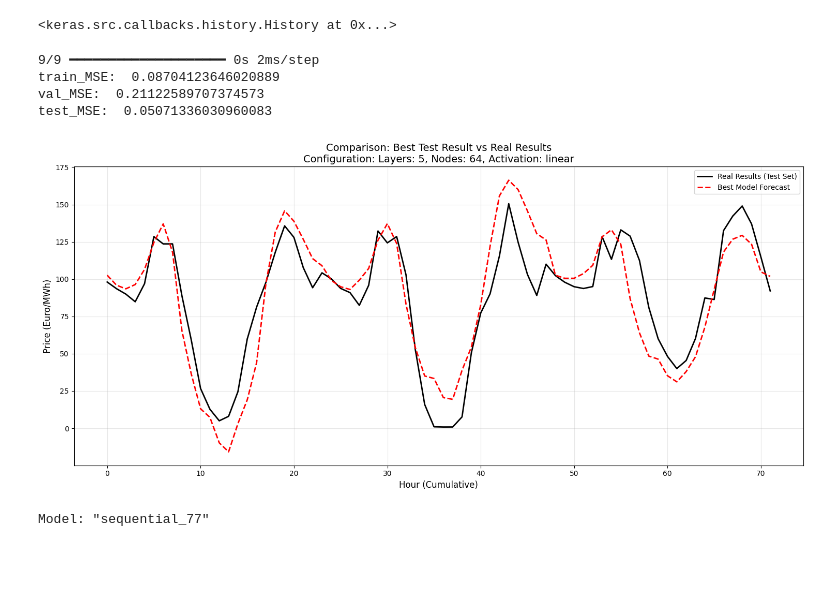
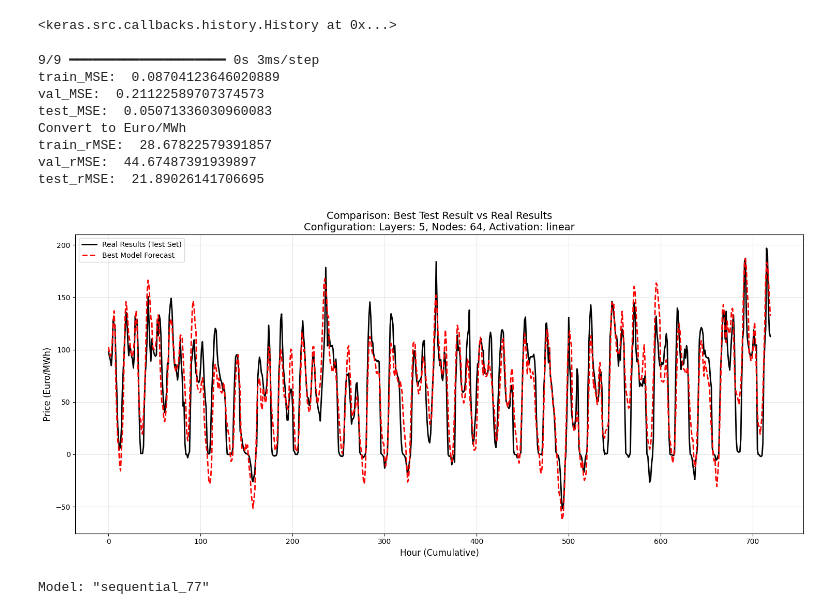
Before and after one commit to vuileKettelaar/SDS-Assignment, a Jupyter notebook: ANN.ipynb, the cells around one changed output. Drawn from its saved outputs; the diff is of its cells as text; code cells hidden in the pictures; blank space fills up the shorter version.

```diff
--- a/ANN.ipynb
+++ b/ANN.ipynb
@@ -219,37 +221,44 @@ best_predictions = model_2.predict(X_test)
 # })
 
 # if test_mse < best_test_mse:
 #     best_test_mse = test_mse
 #     best_predictions = model.predict(X_test)
 #     best_config = f"Layers: {layers}, Nodes: {nodes}, Activation: {act}"
 
 # comparison_df = pd.DataFrame(results_list).sort_values(by='Test_MSE')
 # print("\n--- Model Comparison Table ---")
 # print(comparison_df.to_string(index=False))
 print("train_MSE: ", train_mse)
 print("val_MSE: ", val_mse)
 print("test_MSE: ", test_mse)
-
+print("Convert to Euro/MWh")
+print("train_rMSE: ", np.sqrt(train_mse * (scaler_y.scale_ ** 2).mean()))
+print("val_rMSE: ", np.sqrt(val_mse * (scaler_y.scale_ ** 2).mean()))
+print("test_rMSE: ", np.sqrt(test_mse * (scaler_y.scale_ ** 2).mean()))
 # Prepare data for plotting
 final_preds = scaler_y.inverse_transform(best_predictions)
 final_actuals = scaler_y.inverse_transform(Y_test)
 
 plt.figure(figsize=(15, 7))
-plt.plot(final_actuals[:3].flatten(), label='Real Results (Test Set)', color='black', linewidth=2)
-plt.plot(final_preds[:3].flatten(), label='Best Model Forecast', color='red', linestyle='--', linewidth=2)
+plt.plot(final_actuals[:30].flatten(), label='Real Results (Test Set)', color='black', linewidth=2)
+plt.plot(final_preds[:30].flatten(), label='Best Model Forecast', color='red', linestyle='--', linewidth=2)
 
 plt.title(f'Comparison: Best Test Result vs Real Results\nConfiguration: {best_config}', fontsize=14)
 plt.xlabel('Hour (Cumulative)', fontsize=12)
 plt.ylabel('Price (Euro/MWh)', fontsize=12)
 plt.legend()
 plt.grid(True, alpha=0.3)
 plt.tight_layout()
 plt.show()
 # %% [output]
-9/9 ━━━━━━━━━━━━━━━━━━━━ 0s 2ms/step
+9/9 ━━━━━━━━━━━━━━━━━━━━ 0s 3ms/step
 train_MSE:  0.08704123646020889
 val_MSE:  0.21122589707374573
 test_MSE:  0.05071336030960083
+Convert to Euro/MWh
+train_rMSE:  28.67822579391857
+val_rMSE:  44.67487391939897
+test_rMSE:  21.89026141706695
-[figure, old version]
+[figure, new version]
 # %%
 #Save model 2 for later use and comparison
```
Also changed, not shown: parts of 3 cells of this notebook, 3 other files.
